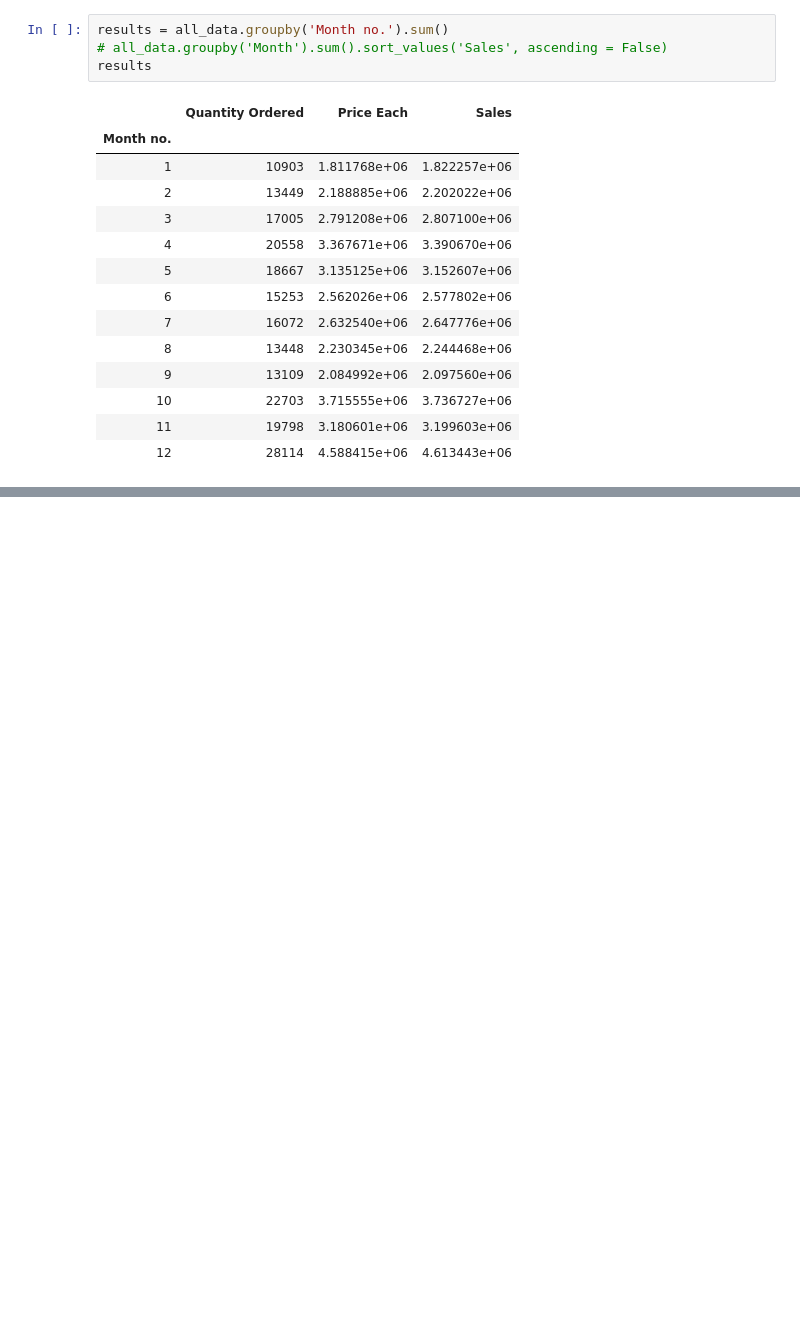
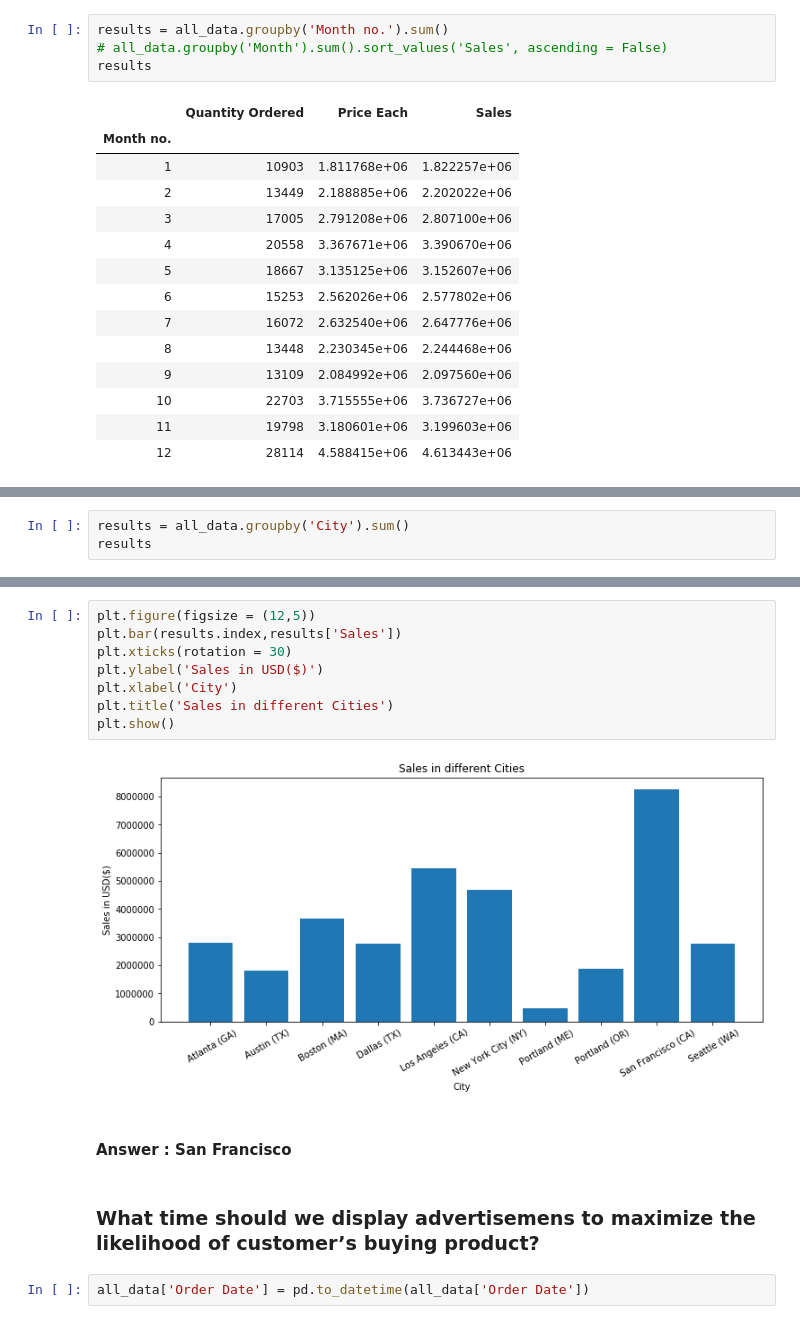
Before and after one commit to gandhikaran/Notebooks, a Jupyter notebook: Pandas-Data-Science-Tasks-master/Sales_analysis.ipynb, the cells around one changed output, grey strips where cells are left out. Saved outputs shown, nothing was run; the diff lists cells and outputs as text; blank space fills up the shorter version.

```diff
--- a/Pandas-Data-Science-Tasks-master/Sales_analysis.ipynb
+++ b/Pandas-Data-Science-Tasks-master/Sales_analysis.ipynb
@@ -193,0 +218,3 @@ plt.show()
+# %%
+results = all_data.groupby('City').sum()
+results
@@ -193,0 +234,16 @@ plt.show()
+# %%
+plt.figure(figsize = (12,5))
+plt.bar(results.index,results['Sales'])
+plt.xticks(rotation = 30)
+plt.ylabel('Sales in USD($)')
+plt.xlabel('City')
+plt.title('Sales in different Cities')
+plt.show()
+# %% [output]
+[figure, added]
+# %% [markdown]
+#### Answer : San Francisco
+# %% [markdown]
+### What time should we display advertisemens to maximize the likelihood of customer’s buying product?
+# %%
+all_data['Order Date'] = pd.to_datetime(all_data['Order Date'])
```
Also changed, not shown: parts of 22 cells of this notebook, 2 other files.
